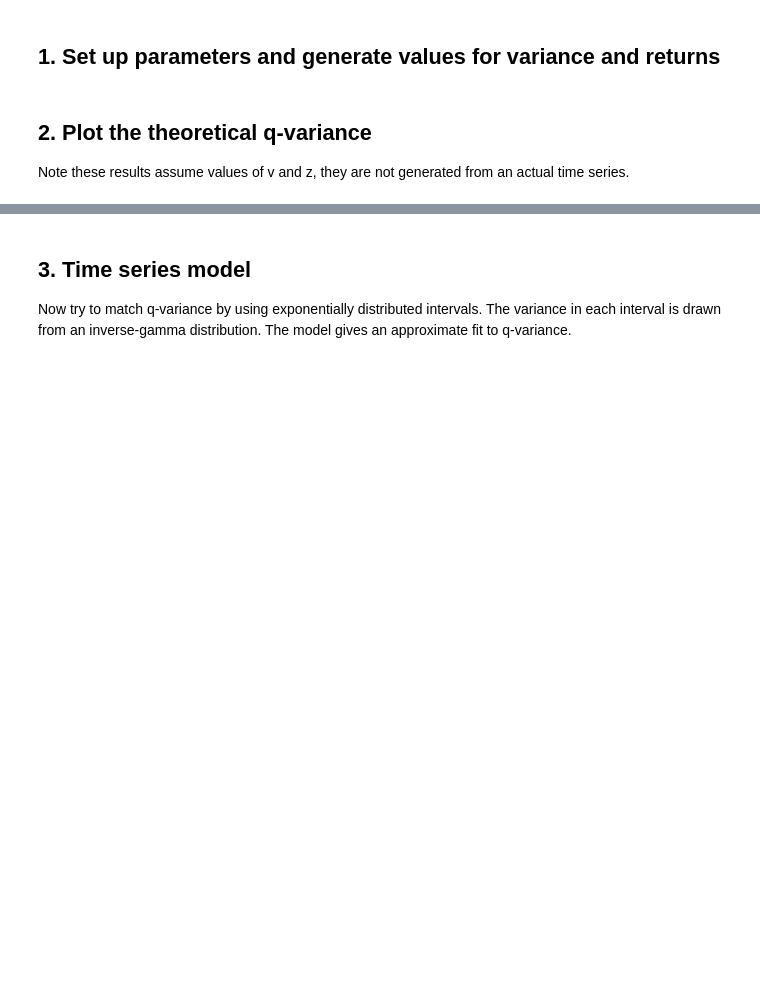
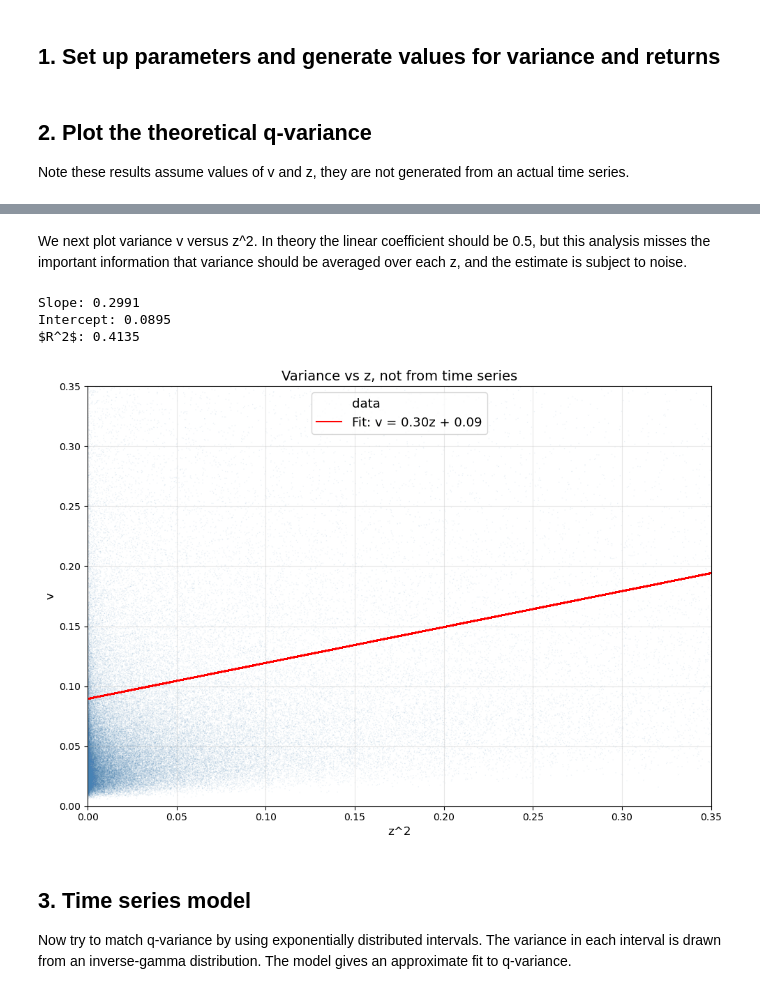
Before and after one commit to q-variance/challenge, a Jupyter notebook: notebooks/invgammavar.ipynb, the cells around one changed output, grey strips where cells are left out. Drawn from its saved outputs; the diff is of its cells as text; code cells hidden in the pictures; blank space fills up the shorter version.

```diff
--- a/notebooks/invgammavar.ipynb
+++ b/notebooks/invgammavar.ipynb
@@ -59,3 +59,58 @@ plt.show()
+# %% [markdown]
+We next plot variance v versus z^2. In theory the linear coefficient should be 0.5, but this analysis misses the important information that variance should be averaged over each z, and the estimate is subject to noise.
+# %%
+from scipy import stats
+df['z2'] = df['x']**2
+slope, intercept, r_value, p_value, std_err = stats.linregress(df.z2, df["v"])
+
+# Calculate the regression line values
+line = slope * df.z2+ intercept
+r_squared = r_value**2
+
+# do confidence intervals
+# 1. Regression basics
+n = len(df.z2)
+dof = n - 2
+t_score = stats.t.ppf(0.975, dof) # 95% confidence
+v_pred = intercept + slope * df.z2
+
+# 2. Standard Error of the Estimate
+residuals = df["v"] - v_pred
+s_err = np.sqrt(np.sum(residuals**2) / dof)
+
+# 3. Calculate intervals
+z_mean = np.mean(df.z2)
+z_sq_diff = np.sum((df.z2 - z_mean)**2)
+
+# SE for Confidence Interval (the fit)
+se_ci = s_err * np.sqrt(1/n + (df.z2 - z_mean)**2 / z_sq_diff)
+
+plt.figure(figsize=(10, 7))
+# Scatter plot
+plt.scatter(df.z2, df["v"], c='steelblue', alpha=0.1, s=1, edgecolor='none', label='data')
+plt.plot(df.z2, line, color='red', label=f'Fit: v = {slope:.2f}z + {intercept:.2f}')
+#plt.fill_between(df.z2, v_pred - t_score * se_ci, v_pred + t_score * se_ci,color='red', alpha=0.15, label='95% CI')
+
+# Add a text box for slope, intercept, and R^2
+stats_text = f'Slope: {slope:.4f}\nIntercept: {intercept:.4f}\n$R^2$: {r_squared:.4f}'
+#plt.text(1, 2.5, stats_text, bbox=dict(facecolor='white', alpha=0.5))
+print(stats_text)
+
+plt.xlabel('z^2', fontsize=12)
+plt.ylabel('v', fontsize=12)
+plt.title('Variance vs z^2, not from time series', fontsize=14)
+plt.xlim(0, 0.35)
+plt.ylim(0, 0.35)
+plt.grid(alpha=0.3)
+plt.legend(fontsize=13, loc='upper center')
+plt.tight_layout()
+
+plt.show()
+# %% [output]
+Slope: 0.2991
+Intercept: 0.0895
+$R^2$: 0.4135
+[figure, added]
 # %% [markdown]
 ## 3. Time series model
 Now try to match q-variance by using exponentially distributed intervals.
```
Also changed, not shown: parts of 7 cells of this notebook.
